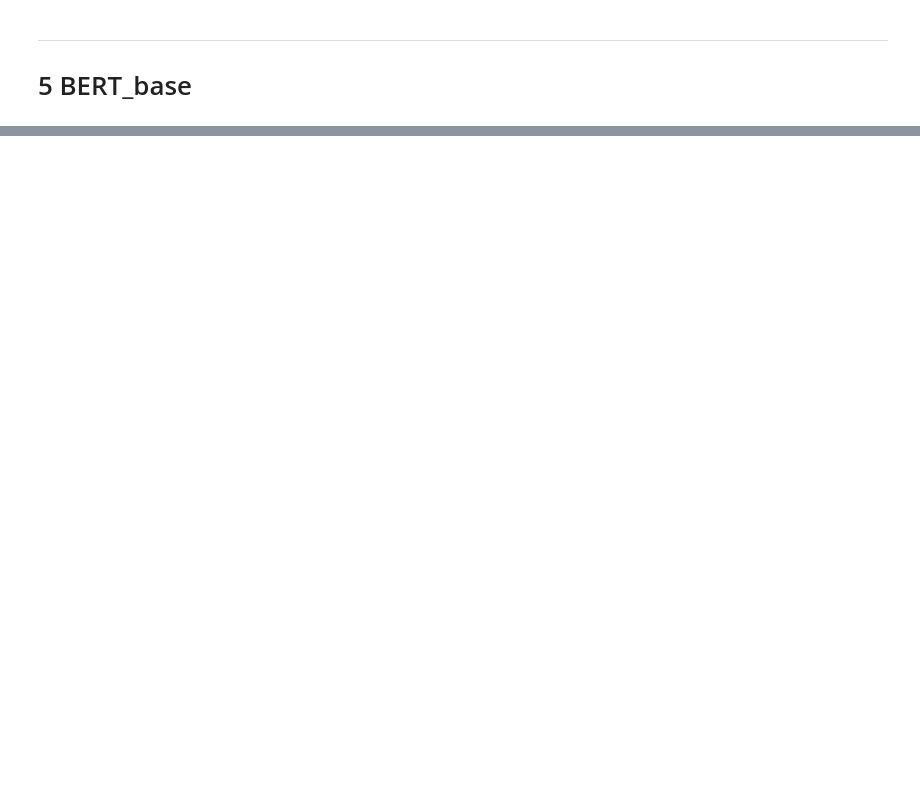
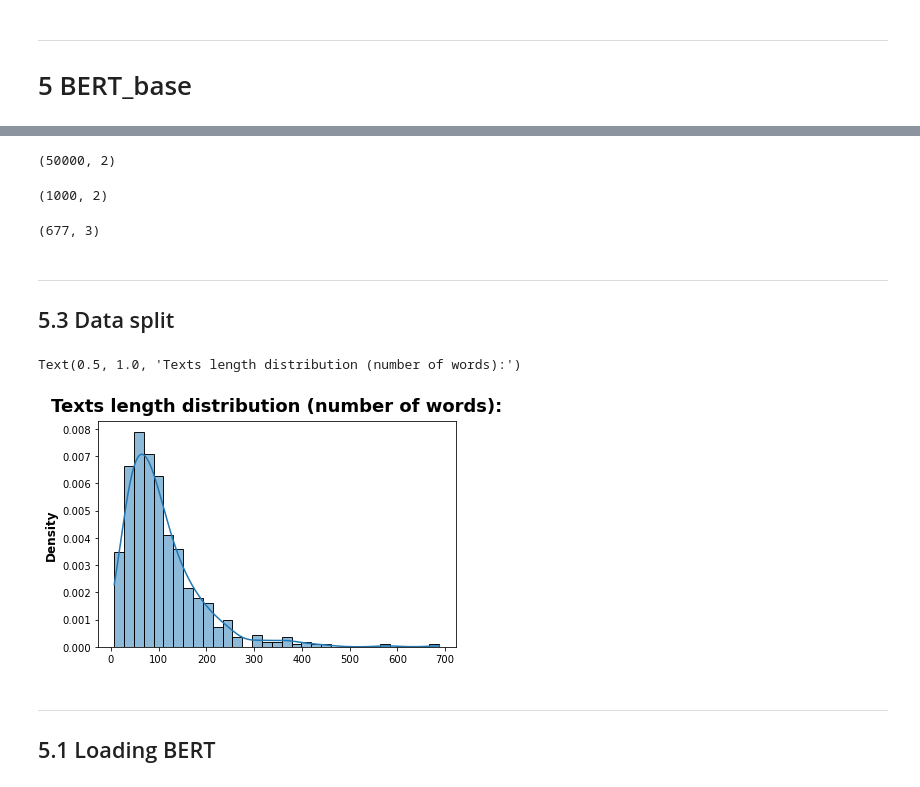
Before and after one commit to curiousmindflow/oc-ml-p7, a Jupyter notebook: notebook.ipynb, the cells around one changed output, grey strips where cells are left out. Drawn from its saved outputs; the diff is of its cells as text; code cells hidden in the pictures; blank space fills up the shorter version.

Commit message:
bert_base works

```diff
--- a/notebook.ipynb
+++ b/notebook.ipynb
@@ -580,0 +805,32 @@ if config["baseline"]:
+# %%
+data.shape
+# %% [output]
+(50000, 2)
+# %%
+data = data.iloc[:1000]
+# %%
+data.shape
+# %% [output]
+(1000, 2)
+# %%
+data["Tags_Reduced"] = data.apply(lambda row: " ".join(row["Tags_Reduced"]), axis=1)
+data = data.groupby("Tags_Reduced").filter(lambda x: len(x) > 1)
+# %%
+data["Tags_Reduced_Label"] = pd.Categorical(data["Tags_Reduced"])
+data["Tags_Reduced"] = data["Tags_Reduced_Label"].cat.codes
+# %%
+data.shape
+# %% [output]
+(677, 3)
+# %% [markdown]
+***
+## 5.3 Data split
+# %%
+data, data_test = train_test_split(data, test_size=0.2, stratify=data[["Tags_Reduced"]])
+# %%
+text_lenghts = [len(t.split()) for t in data["Sentence_Pristine"]]
+ax = sns.histplot(data=text_lenghts, kde=True, stat="density")
+ax.set_title("Texts length distribution (number of words):")
+# %% [output]
+Text(0.5, 1.0, 'Texts length distribution (number of words):')
+[figure, added]
@@ -580,0 +839,3 @@ if config["baseline"]:
+# %% [markdown]
+***
+## 5.1 Loading BERT
```
Also changed, not shown: parts of 48 cells of this notebook, 5 other files.
